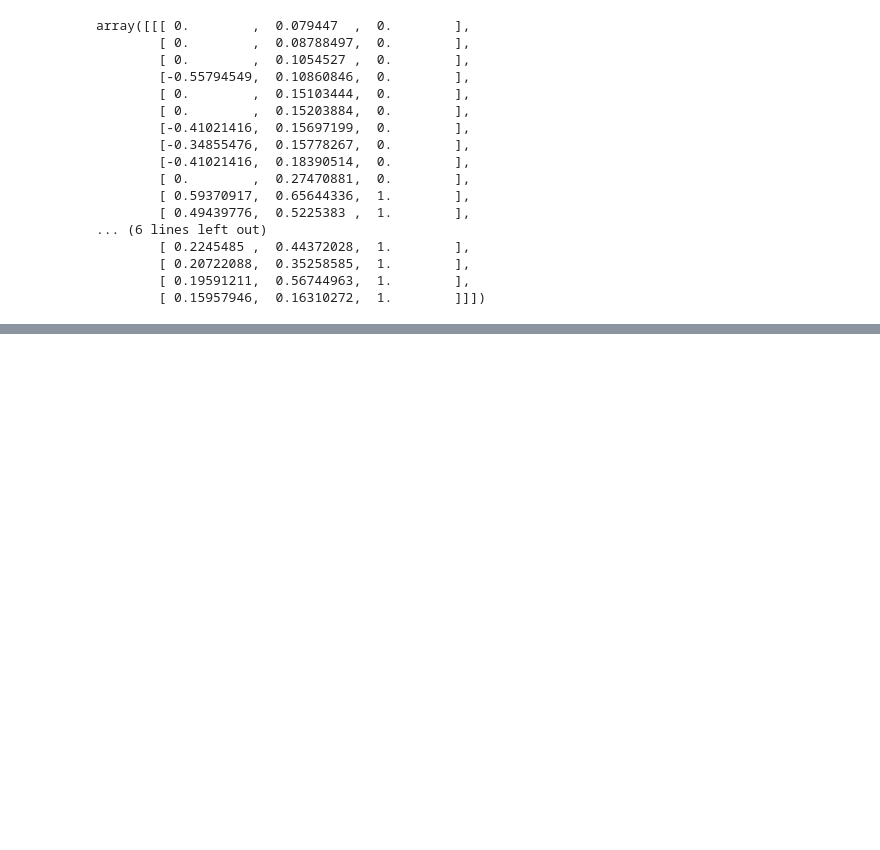
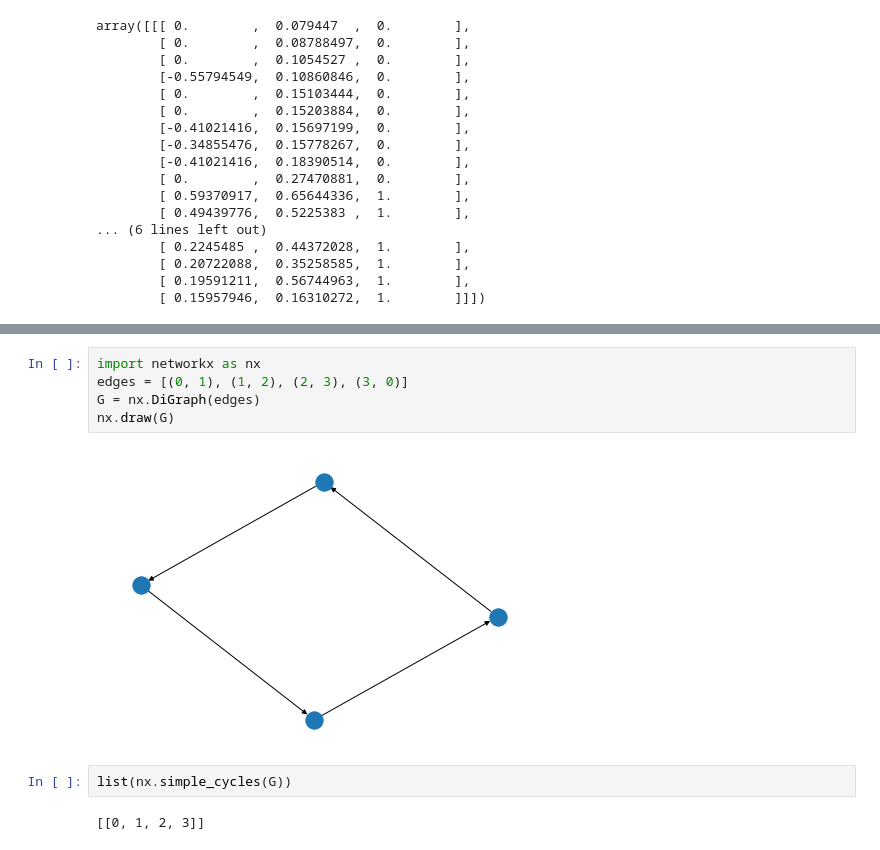
Before and after one commit to giotto-ai/giotto-deep, a Jupyter notebook: examples/optimising_topology.ipynb, the cells around one changed output, grey strips where cells are left out. Cells and saved outputs as stored; diff of their text form; blank space fills up the shorter version.

```diff
--- a/examples/optimising_topology.ipynb
+++ b/examples/optimising_topology.ipynb
@@ -231,0 +252,11 @@ array([[[ 0.        ,  0.079447  ,  0.        ],
+# %%
+import networkx as nx
+edges = [(0, 1), (1, 2), (2, 3), (3, 0)]
+G = nx.DiGraph(edges)
+nx.draw(G)
+# %% [output]
+[figure, added]
+# %%
+list(nx.simple_cycles(G))
+# %% [output]
+[[0, 1, 2, 3]]
```
Also changed, not shown: parts of 4 cells of this notebook, 4 other files.
